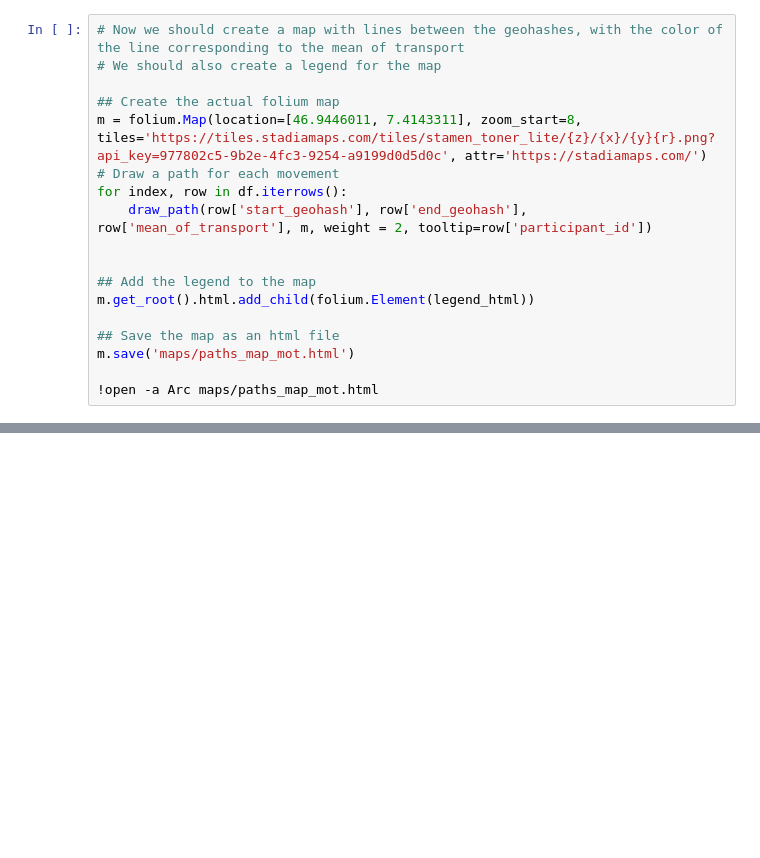
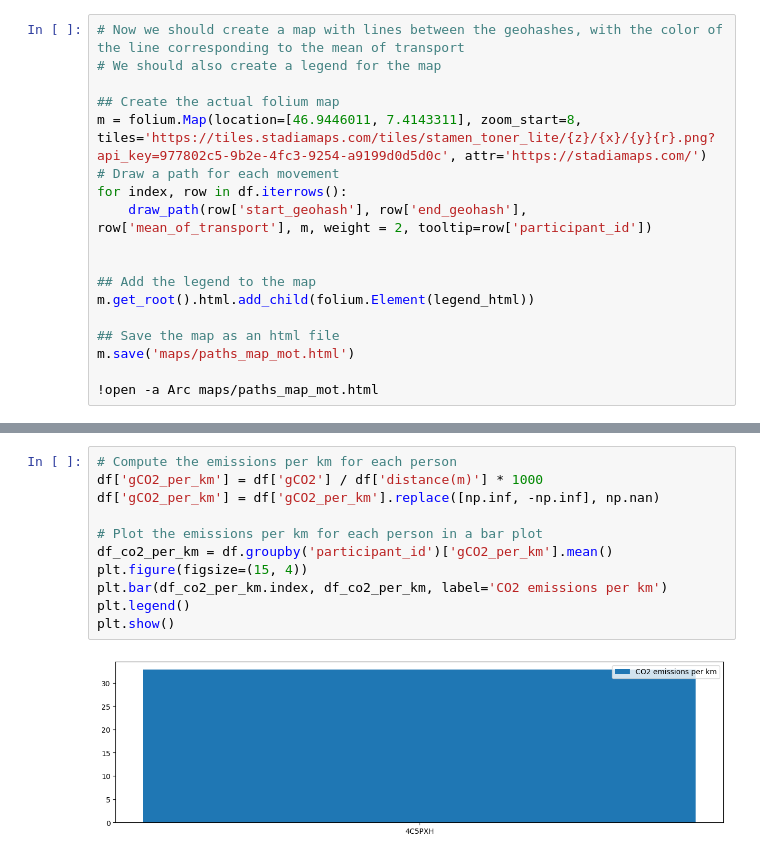
Before and after one commit to colombmo/SWICE_analysis, a Jupyter notebook: movements_analysis.ipynb, the cells around one changed output, grey strips where cells are left out. Cells and saved outputs as stored; diff of their text form; blank space fills up the shorter version.

```diff
--- a/movements_analysis.ipynb
+++ b/movements_analysis.ipynb
@@ -544,0 +550,13 @@ m.save('maps/paths_map_mot.html')
+# %%
+# Compute the emissions per km for each person
+df['gCO2_per_km'] = df['gCO2'] / df['distance(m)'] * 1000
+df['gCO2_per_km'] = df['gCO2_per_km'].replace([np.inf, -np.inf], np.nan)
+
+# Plot the emissions per km for each person in a bar plot
+df_co2_per_km = df.groupby('participant_id')['gCO2_per_km'].mean()
+plt.figure(figsize=(15, 4))
+plt.bar(df_co2_per_km.index, df_co2_per_km, label='CO2 emissions per km')
+plt.legend()
+plt.show()
+# %% [output]
+[figure, added]
```
Also changed, not shown: parts of 30 cells of this notebook, 19 other files.
